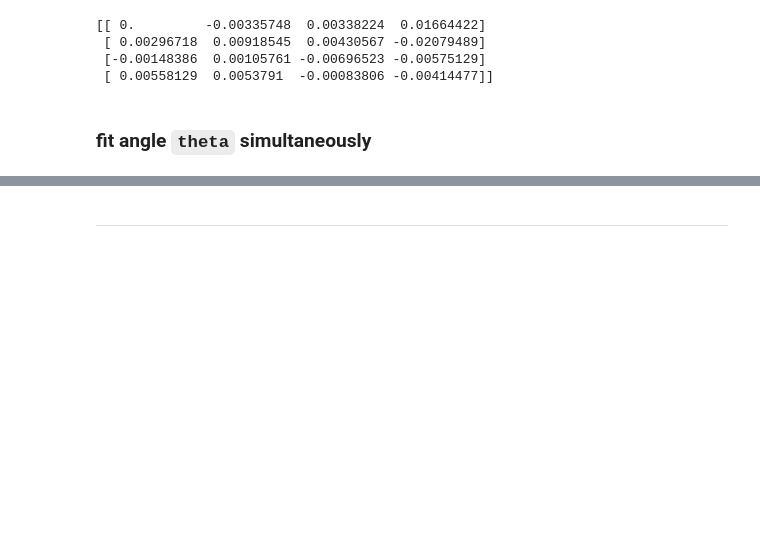
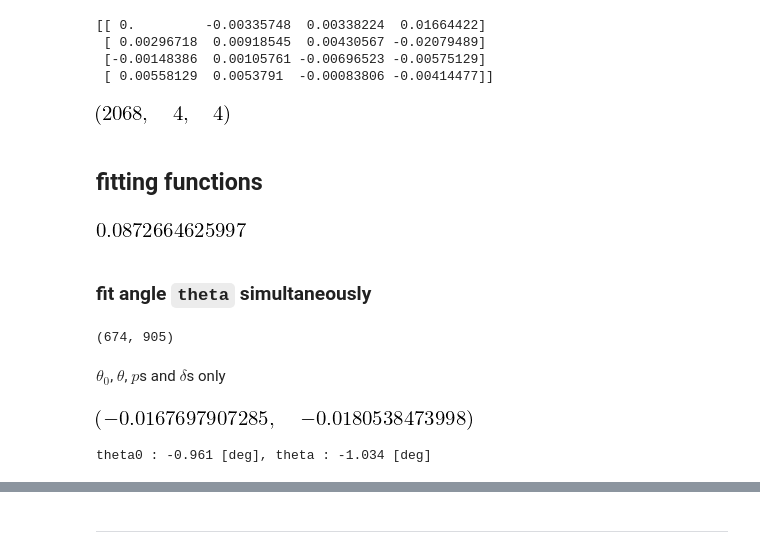
Before and after one commit to kouui/DSTHorizontalSpectroPolarimeter, a Jupyter notebook: calibration/homework_20180410_mmsp2.ipynb, the cells around one changed output, grey strips where cells are left out. Cells and saved outputs as stored; diff of their text form; code cells hidden in the pictures; blank space fills up the shorter version.

```diff
--- a/calibration/homework_20180410_mmsp2.ipynb
+++ b/calibration/homework_20180410_mmsp2.ipynb
@@ -398,3 +398,13 @@ print(result.residual.reshape(4,4))
  [ 0.00296718  0.00918545  0.00430567 -0.02079489]
  [-0.00148386  0.00105761 -0.00696523 -0.00575129]
  [ 0.00558129  0.0053791  -0.00083806 -0.00414477]]
+# %%
+mm.shape
+# %% [output]
+[figure, added]
+# %% [markdown]
+## fitting functions
+# %%
+np.deg2rad(5)
+# %% [output]
+[figure, added]
@@ -401,2 +497,7 @@ print(result.residual.reshape(4,4))
 # %% [markdown]
 ### fit angle `theta` simultaneously
+# %%
+xfit = ( np.argmin( abs(wlFilter-800) ), np.argmin( abs(wlFilter-900) ) )
+xfit
+# %% [output]
+(674, 905)
@@ -402,0 +506,2 @@ print(result.residual.reshape(4,4))
+# %% [markdown]
+$\theta_0$, $\theta$, $p$s and $\delta$s only
@@ -402,0 +513,9 @@ print(result.residual.reshape(4,4))
+# %%
+temp[0], temp[1][0]
+# %% [output]
+[figure, added]
+# %%
+temp = result0Array
+print("theta0 : {0:1.3f} [deg], theta : {1:1.3f} [deg]".format(np.rad2deg(temp[0]), np.rad2deg(temp[1][0])))
+# %% [output]
+theta0 : -0.961 [deg], theta : -1.034 [deg]
```
Also changed, not shown: parts of 26 cells of this notebook, 1 other file.
